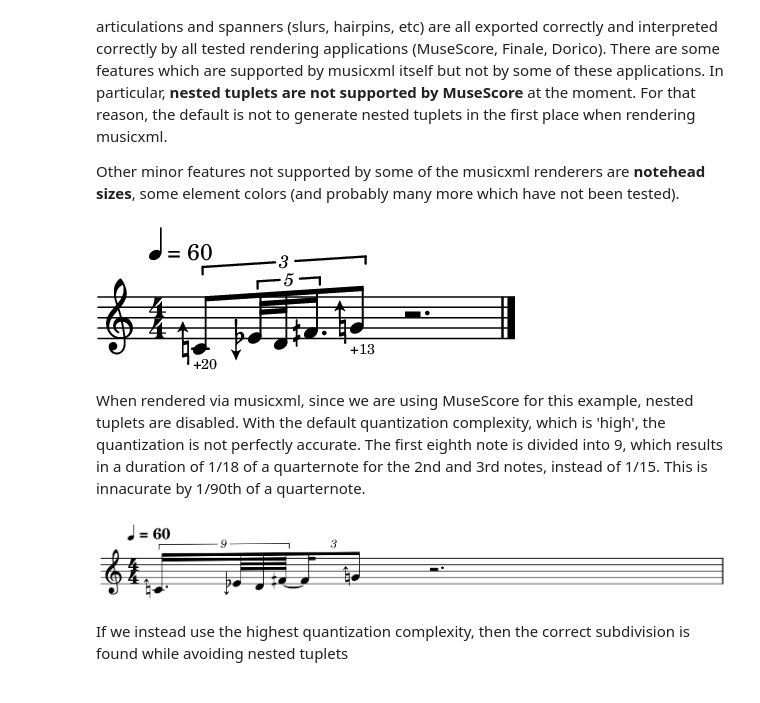
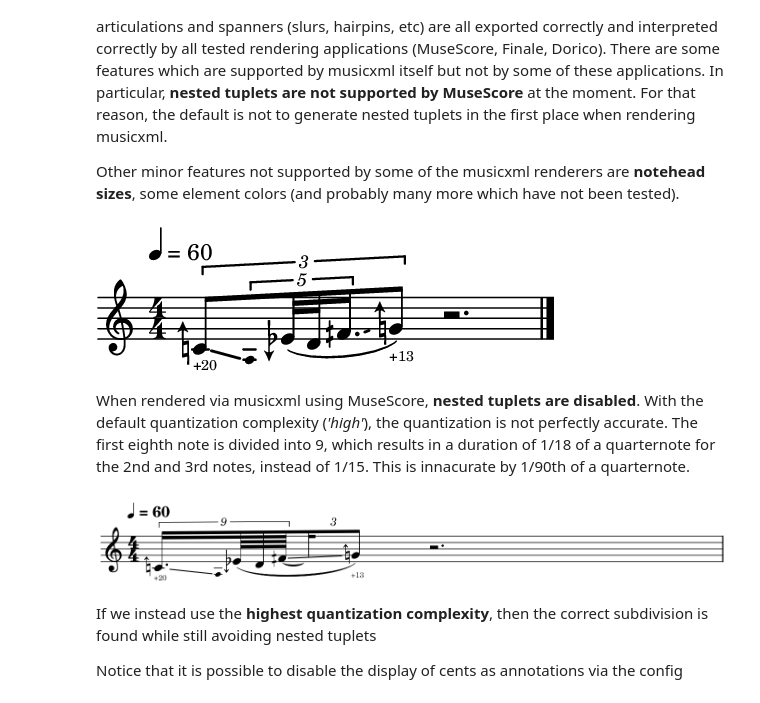
Before and after one commit to gesellkammer/maelzel, a Jupyter notebook: docs/notebooks/musicxmlio.ipynb, the cells around one changed output. Drawn from its saved outputs; the diff is of its cells as text; code cells hidden in the pictures.

```diff
--- a/docs/notebooks/musicxmlio.ipynb
+++ b/docs/notebooks/musicxmlio.ipynb
@@ -54,21 +56,24 @@ Most of the features supported by lilypond are supported by musicxml as well. Fo
 Other minor features not supported by some of the musicxml renderers are **notehead sizes**, some element colors (and probably many more which have not been tested).
 # %%
 v = Voice([
-    "4C+20:1/3",
-    "4Eb-25:1/15",
+    "4C+20:1/3:gliss",
+    "3A:0:stemless",
+    "4Eb-25:1/15:slur",
     "4D:1/15",
-    "4F+:3/15",
-    "4G+13:1/3",
+    "4F+:3/15:gliss",
+    "4G+13:1/3:~slur",
 ])
 v.show(backend='lilypond')
 # %% [output]
-[figure, old version]
+[figure, new version]
 # %% [markdown]
-When rendered via musicxml, since we are using MuseScore for this example, nested tuplets are disabled. With the default quantization complexity, which is 'high', the quantization is not perfectly accurate. The first eighth note is divided into 9, which results in a duration of 1/18 of a quarternote for the 2nd and 3rd notes, instead of 1/15. This is innacurate by 1/90th of a quarternote.
+When rendered via musicxml using MuseScore, **nested tuplets are disabled**. With the default quantization complexity (*'high'*), the quantization is not perfectly accurate. The first eighth note is divided into 9, which results in a duration of 1/18 of a quarternote for the 2nd and 3rd notes, instead of 1/15. This is innacurate by 1/90th of a quarternote.
 # %%
 v.show(backend='musicxml')
 # %% [output]
-[figure, old version]
+[figure, new version]
 # %% [markdown]
-If we instead use the highest quantization complexity, then the correct subdivision is found while avoiding nested tuplets
+If we instead use the **highest quantization complexity**, then the correct subdivision is found while still avoiding nested tuplets
+
+Notice that it is possible to disable the display of cents as annotations via the config
 # %%
```
Also changed, not shown: parts of 4 cells of this notebook, 29 other files.
